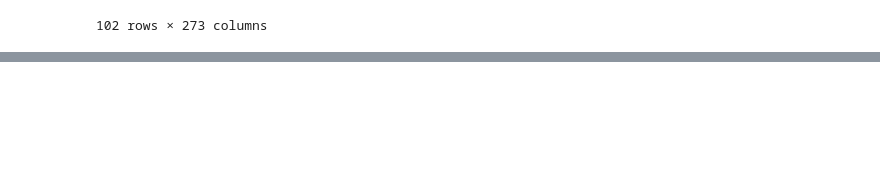
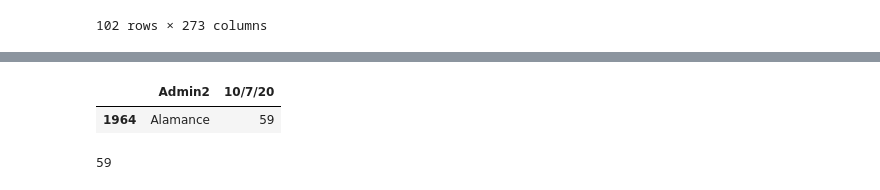
Before and after one commit to UPCodersEEBE/CovidVision, a Jupyter notebook: COVID VISUALIZER.ipynb, the cells around one changed output, grey strips where cells are left out. Drawn from its saved outputs; the diff is of its cells as text; code cells hidden in the pictures; blank space fills up the shorter version.

```diff
--- a/COVID VISUALIZER.ipynb
+++ b/COVID VISUALIZER.ipynb
@@ -63,0 +193,19 @@ data = "4/4/20"
+# %%
+def muertos_dia(d,counti):
+    dades_estado=dades2[dades2["Admin2"] == counti]
+    dades_estado
+    x=list(dades_estado.columns)
+    y=x.index(d)
+    return dades_estado.iloc[:,[0,y]]
+# %%
+loko = muertos_dia("10/7/20", "Alamance")
+
+loko
+# %% [output]
+|  | Admin2 | 10/7/20 |
+| 1964 | Alamance | 59 |
+# %%
+def Muertos_tomi(dia, condado):
+    return df3.at[dia, condado]
+# %% [output]
+59
```
Also changed, not shown: parts of 13 cells of this notebook.
